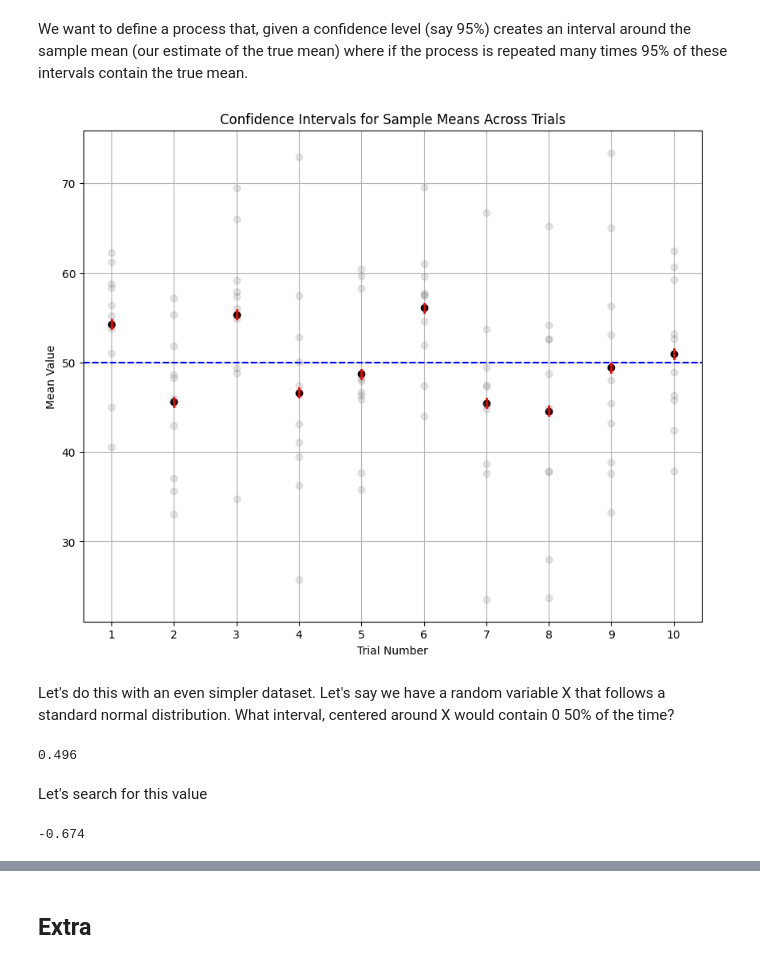
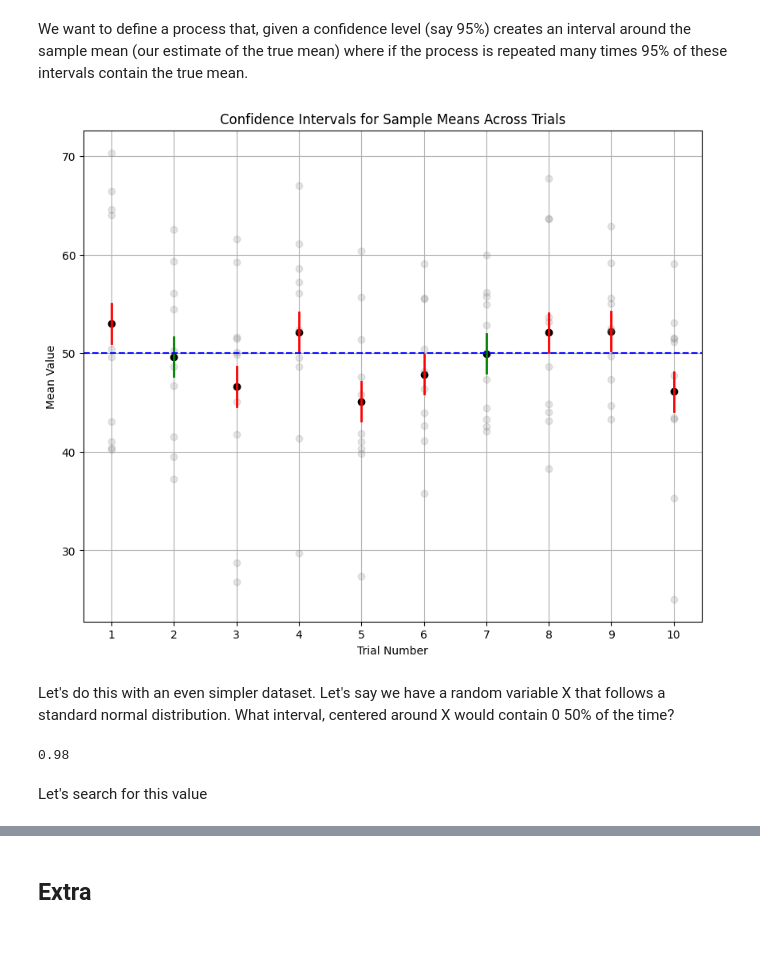
Before and after one commit to gallettilance/CS506-Fall2024, a Jupyter notebook: lecture_16/worksheet_16.ipynb, the cells around one changed output, grey strips where cells are left out. Cells and saved outputs as stored; diff of their text form; code cells hidden in the pictures.

```diff
--- a/lecture_16/worksheet_16.ipynb
+++ b/lecture_16/worksheet_16.ipynb
@@ -18,12 +18,12 @@ TRIALS = 10000
 
 mean_hist = []
 for _ in range(TRIALS):
-    sample_ages = 50 + np.random.randn(SAMPLE_SIZE) * 10
+    sample_ages = true_mean_age + np.random.randn(SAMPLE_SIZE) * 10
     mean_hist.append(np.mean(sample_ages))
 
-xs = np.linspace(45,55,100)
+xs = np.linspace(45,55,100) # 45부터 55까지 100개의 균등한점 만들기
 fig, ax = plt.subplots()
 ax.hist(mean_hist, bins=100, density=True)
-# ax.plot(xs, norm.pdf(xs, 50, ...), color='red')
+ax.plot(xs, norm.pdf(xs, true_mean_age, true_stdev_age/(SAMPLE_SIZE ** 0.5)), color='red')
 plt.show()
 # %% [output]
@@ -32,33 +32,34 @@ plt.show()
 We want to define a process that, given a confidence level (say 95%) creates an interval around the sample mean (our estimate of the true mean) where if the process is repeated many times 95% of these intervals contain the true mean.
 # %%
 SAMPLE_SIZE = 10
-CONFIDENCE_LEVEL = .5
+CONFIDENCE_LEVEL = 2 #.5
 plt.figure(figsize=(10, 8))
+spread = 1
 
 for i in range(10):
     sample_ages = true_mean_age + np.random.randn(SAMPLE_SIZE) * true_stdev_age
     sample_mean = np.mean(sample_ages)
 
     ci_lower = sample_mean - CONFIDENCE_LEVEL
     ci_upper = sample_mean + CONFIDENCE_LEVEL
 
     contains_true_mean = ci_lower <= true_mean_age <= ci_upper
     ci_color = 'green' if contains_true_mean else 'red'
 
     plt.plot(i + 1, sample_mean, 'o', color='black')
     plt.plot(np.ones_like(sample_ages) + i, sample_ages, 'o', color='grey', alpha=.2)
     plt.plot([i + 1, i + 1], [ci_lower, ci_upper], color=ci_color, linewidth=2)
 
 plt.axhline(y=true_mean_age, color='blue', linestyle='--', label='True Mean')
 
 plt.xticks(range(1, 10 + 1))
 plt.xlabel("Trial Number")
 plt.ylabel("Mean Value")
 plt.title("Confidence Intervals for Sample Means Across Trials")
 plt.grid(True)
 plt.show()
 # %% [output]
-[figure, old version]
+[figure, new version]
 # %% [markdown]
 Let's do this with an even simpler dataset. Let's say we have a random variable X that follows a standard normal distribution. What interval, centered around X would contain 0 50% of the time?
 # %%
@@ -70,30 +71,13 @@ TRIALS = 1000
 count = 0
 for _ in range(TRIALS):
     X = np.random.randn()
-    ci_lower = X - .67
-    ci_upper = X + .67
+    ci_lower = X - 2.327
+    ci_upper = X + 2.327
     if ci_lower < 0 and ci_upper > 0:
         count += 1
 
 print(count / TRIALS)
 # %% [output]
-0.496
+0.98
 # %% [markdown]
 Let's search for this value
-# %%
-def search(alpha):
-    d = 5
-    epsilon = .0001
-    delta = 1 * 10 ** (-d)
-    i = -5
-    while i < 5:
-        i += epsilon
-        val = norm.cdf(i) # alternative to math is to simulate this every time...
-        if abs(alpha - val) < delta:
-            return round(i, ndigits=d-2)
-    ValueError("couldn't find anything")
-
-t_alpha = search(.25)
-print(t_alpha)
-# %% [output]
--0.674
```
Also changed, not shown: parts of 4 cells of this notebook, 2 other files.
